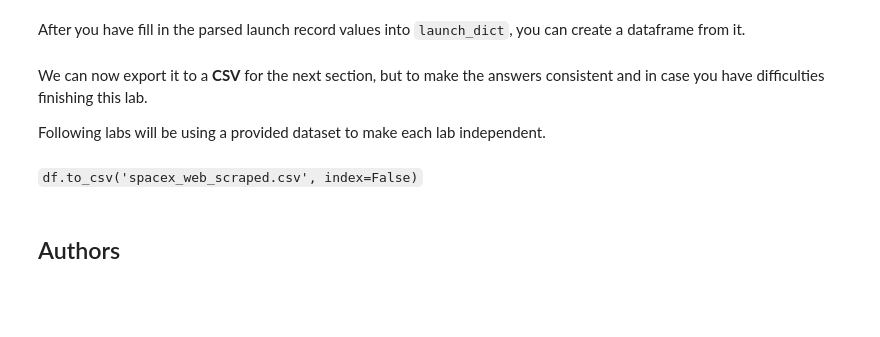
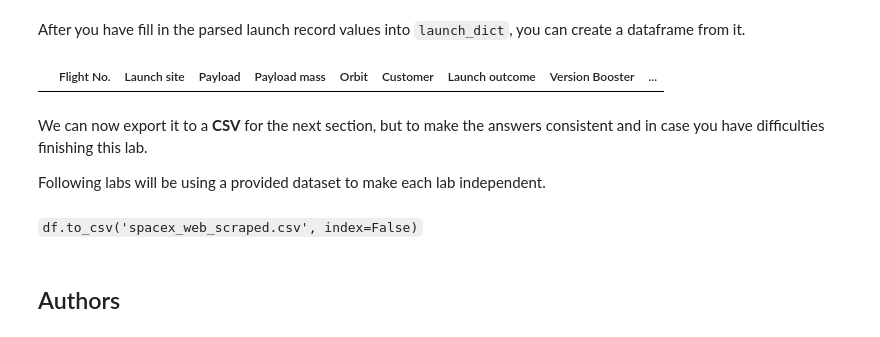
Before and after one commit to TanaeemDar/Capstone_Project_Data-Science, a Jupyter notebook: Data Collection with Web Scraping lab.ipynb, the cells around one changed output. Drawn from its saved outputs; the diff is of its cells as text; code cells hidden in the pictures; blank space fills up the shorter version.

```diff
--- a/Data Collection with Web Scraping lab.ipynb
+++ b/Data Collection with Web Scraping lab.ipynb
@@ -346,7 +359,11 @@ KeyError: 'launch Site'
 # %% [markdown]
 After you have fill in the parsed launch record values into `launch_dict`, you can create a dataframe from it.
 # %%
+launch_dict
 df=pd.DataFrame(launch_dict)
+df
+# %% [output]
+|  | Flight No. | Launch site | Payload | Payload mass | Orbit | Customer | Launch outcome | Version Booster | ... |
 # %% [markdown]
 We can now export it to a <b>CSV</b> for the next section, but to make the answers consistent and in case you have difficulties finishing this lab.
 
```
Also changed, not shown: parts of 2 cells of this notebook.
